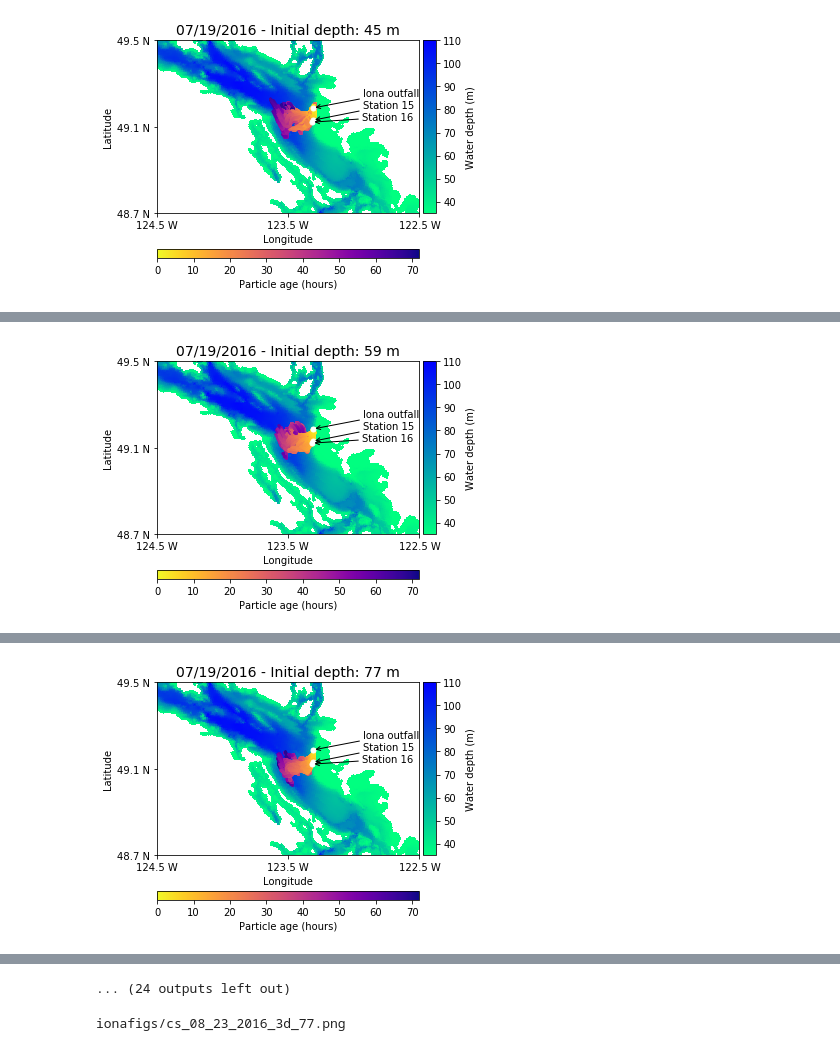
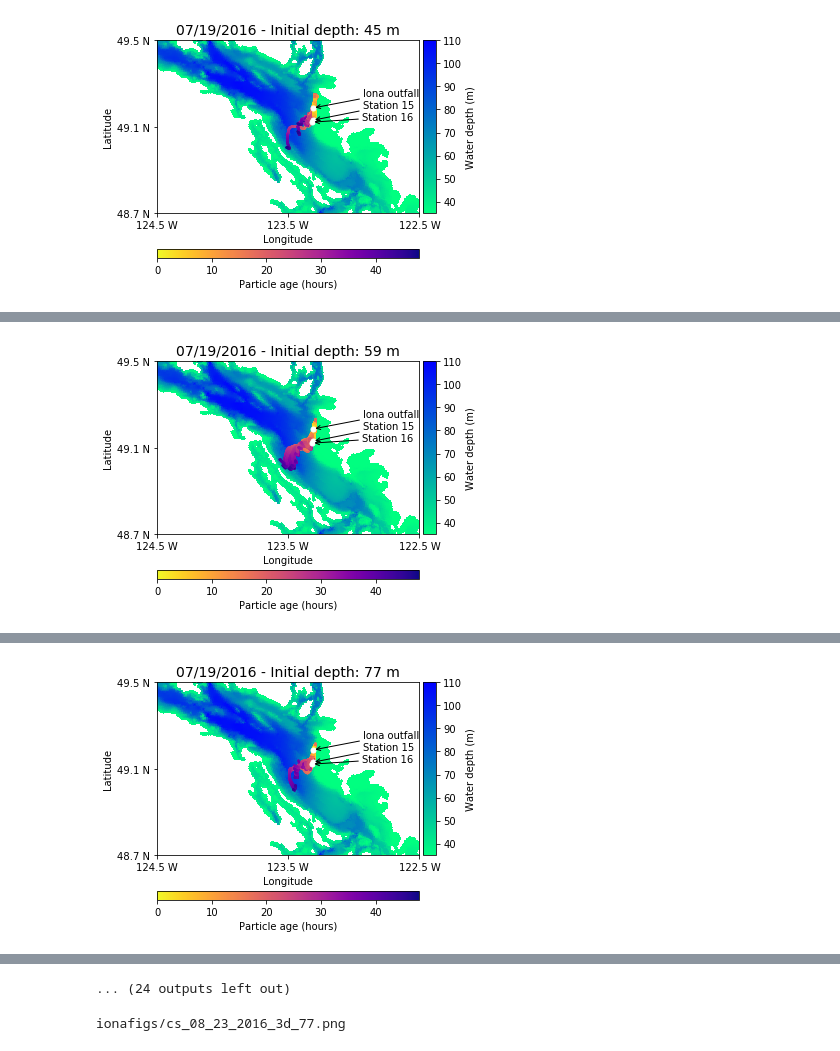
Before and after one commit to SalishSeaCast/analysis-giorgio-2, a Jupyter notebook: revised_notebooks/3analysis_plots/case_study-final.ipynb, the cells around one changed output, grey strips where cells are left out. Drawn from its saved outputs; the diff is of its cells as text; code cells hidden in the pictures.

```diff
--- a/revised_notebooks/3analysis_plots/case_study-final.ipynb
+++ b/revised_notebooks/3analysis_plots/case_study-final.ipynb
@@ -217,7 +217,7 @@ pph = 3
 ppd = H * pph #(also number of outputs per trajectory per day since we have 3 outputs per hour)
 # %%
 def find_direct (RAWDIR, date, traj_len):
-    init_date = date - dt.timedelta(days = traj_len)
+    init_date = date - dt.timedelta(days = traj_len-1)
     y = str(init_date.year)
     m = str(init_date.month)
     n = str(date.month)
@@ -242,7 +242,7 @@ def get_points(direct, date, traj_len):
     get pts with fixed traj len
     '''
     pts = []
-    init_date = date - dt.timedelta(days = traj_len)
+    init_date = date - dt.timedelta(days = traj_len-1)
     d = init_date.day
     parts = range (1 + ppd*(d - 1), 1 + ppd*(d - 1) + traj_len * ppd)
     part = parts[0]
@@ -427,7 +427,7 @@ def get_points2(direct, date, traj_len, diff_m = False):
 LIN = 1
 COL = 1
 # %%
-traj_len = 3
+traj_len = 2
 
 test_version = False
 
@@ -448,7 +448,7 @@ test = times_day_before = np.array(
     [
 
 
-    dt.datetime(2016, 7, 19),
+
     dt.datetime(2016, 8, 2)
 
 
@@ -457,8 +457,6 @@ test = times_day_before = np.array(
 
 
 for date in times:
-
-    print (date)
 
 
 
@@ -472,9 +470,11 @@ for date in times:
 
 
 
-    init_date = date - dt.timedelta(days = traj_len)
+    init_date = date - dt.timedelta(days = traj_len-1
+                        )
 
     for i_0 in range(3):
+
 
 
 
@@ -493,6 +493,8 @@ for date in times:
             part = part[:-(num*3 +1)] #cut the end of traj
 
             end = len(part)
+
+            print ("date: {} part num: {}".format (date, num))
 
 
 
@@ -547 +559 @@ saved in:  /ocean/gsgarbi/MEOPAR/private-docs/reports/IonaProject/ionafigs/cs_07
-[figure, old version]
+[figure, new version]
@@ -549 +577 @@ saved in:  /ocean/gsgarbi/MEOPAR/private-docs/reports/IonaProject/ionafigs/cs_07
-[figure, old version]
+[figure, new version]
@@ -551 +595 @@ saved in:  /ocean/gsgarbi/MEOPAR/private-docs/reports/IonaProject/ionafigs/cs_07
-[figure, old version]
+[figure, new version]
```
Also changed, not shown: parts of 2 cells of this notebook, 1 other file.
